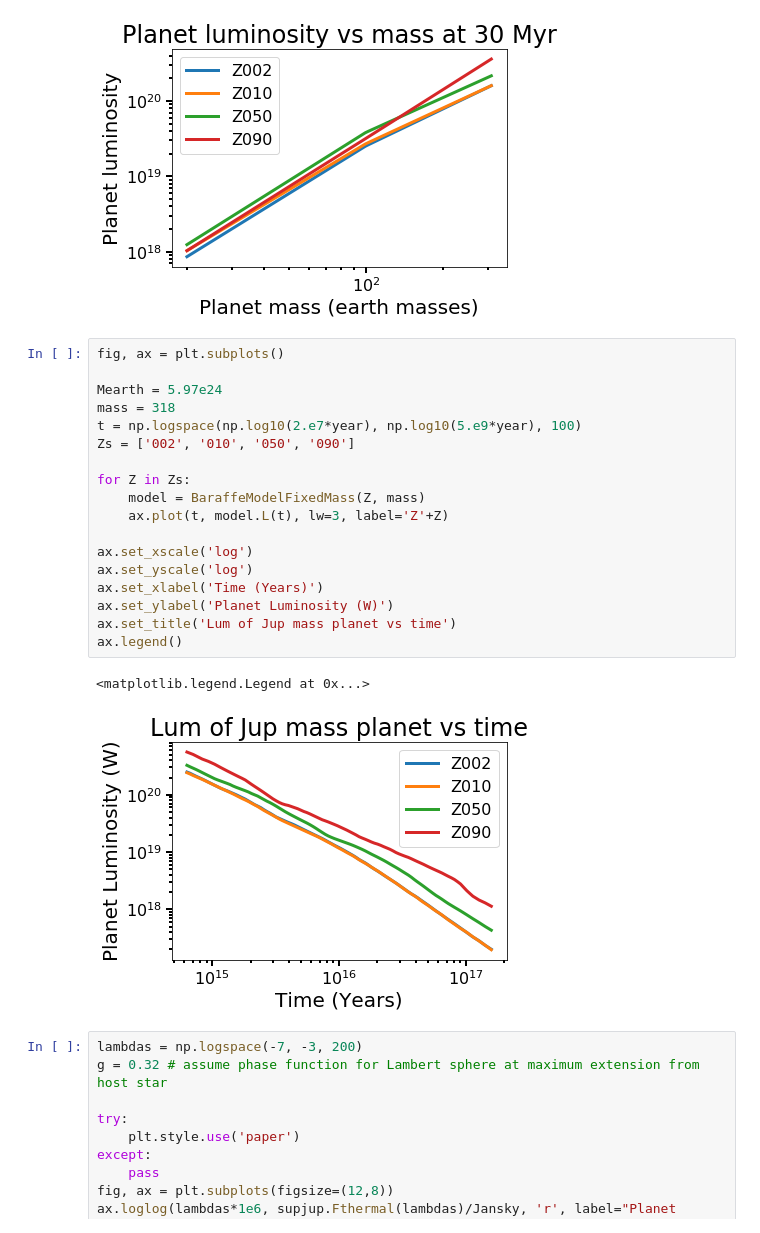
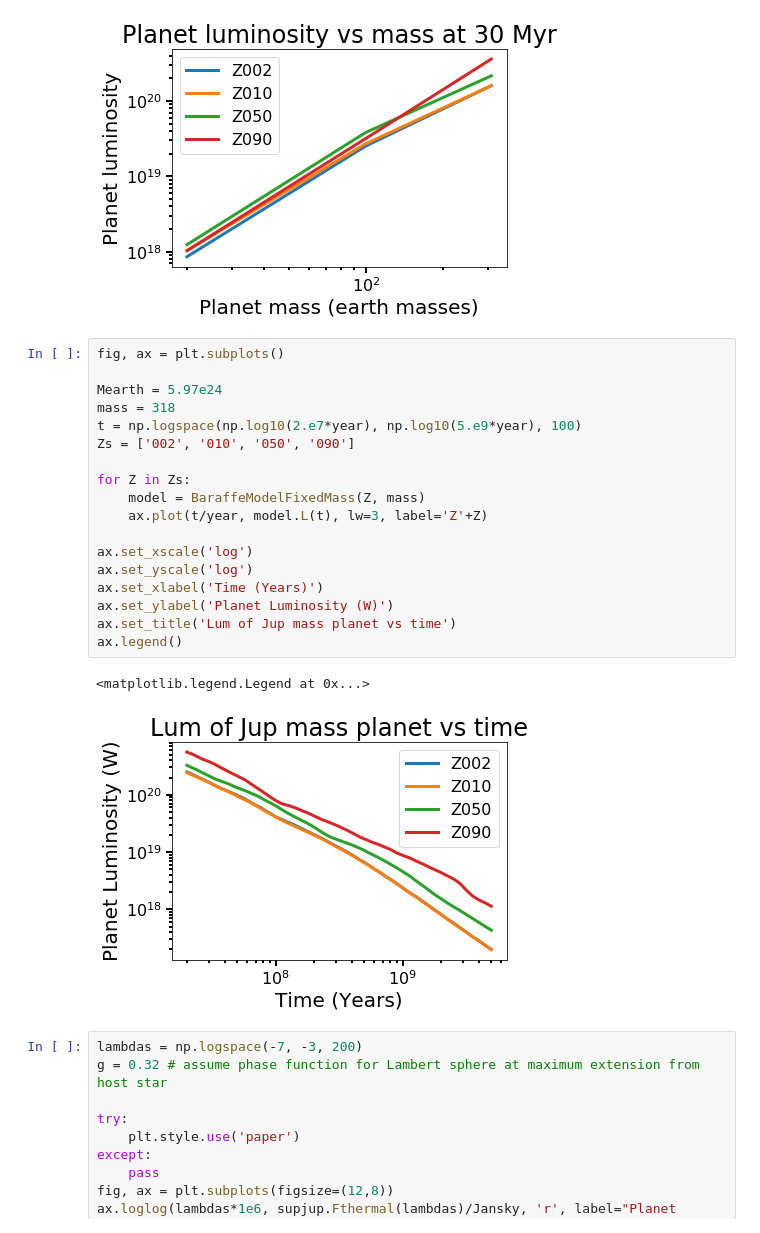
Before and after one commit to LoicNassif/CE-Irregular-Satellites, a Jupyter notebook: jupyter_examples/Baraffe.ipynb, the cells around one changed output. Saved outputs shown, nothing was run; the diff lists cells and outputs as text.

```diff
--- a/jupyter_examples/Baraffe.ipynb
+++ b/jupyter_examples/Baraffe.ipynb
@@ -70,24 +70,24 @@ ax.legend()
 # %%
 fig, ax = plt.subplots()
 
 Mearth = 5.97e24
 mass = 318
 t = np.logspace(np.log10(2.e7*year), np.log10(5.e9*year), 100)
 Zs = ['002', '010', '050', '090']
 
 for Z in Zs:
     model = BaraffeModelFixedMass(Z, mass)
-    ax.plot(t, model.L(t), lw=3, label='Z'+Z)
+    ax.plot(t/year, model.L(t), lw=3, label='Z'+Z)
 
 ax.set_xscale('log')
 ax.set_yscale('log')
 ax.set_xlabel('Time (Years)')
 ax.set_ylabel('Planet Luminosity (W)')
 ax.set_title('Lum of Jup mass planet vs time')
 ax.legend()
 # %% [output]
 <matplotlib.legend.Legend at 0x...>
-[figure, old version]
+[figure, new version]
 # %%
 lambdas = np.logspace(-7, -3, 200)
 g = 0.32 # assume phase function for Lambert sphere at maximum extension from host star
```
